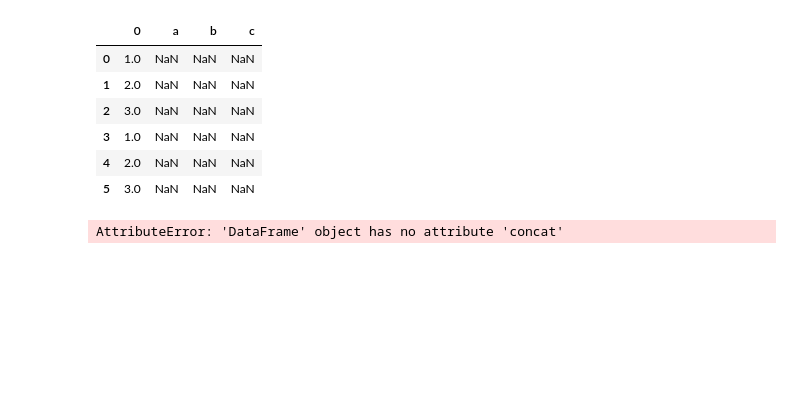
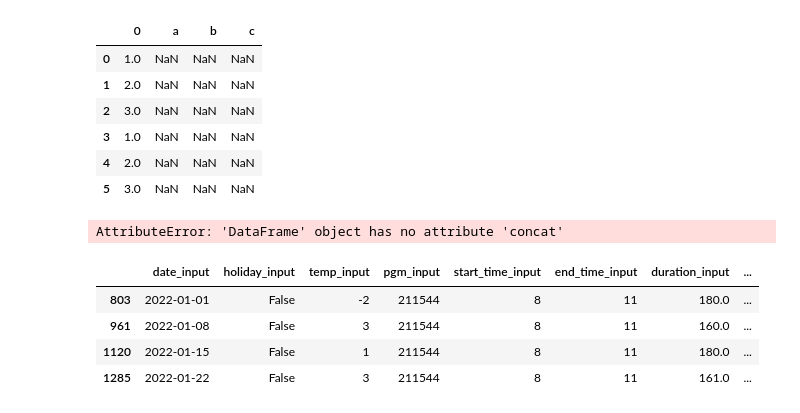
Before and after one commit to beomso0/predict_call, a Jupyter notebook: garbages/데이터확인.ipynb, the cells around one changed output. Cells and saved outputs as stored; diff of their text form; code cells hidden in the pictures; blank space fills up the shorter version.

```diff
--- a/garbages/데이터확인.ipynb
+++ b/garbages/데이터확인.ipynb
@@ -168,3 +168,14 @@ a
 a.concat({'a':1,'b':2,'c':3},ignore_index=True)
 # %% [output]
 AttributeError: 'DataFrame' object has no attribute 'concat'
+# %%
+X_test = pd.read_pickle('/Users/beomso0/Documents/GH/Hyundai/deploy_st/model/X_test(2201)')
+y_test = pd.read_pickle('/Users/beomso0/Documents/GH/Hyundai/deploy_st/model/y_test(2201)')
+# %%
+X_test[X_test['pgm_input']==211544]
+# %% [output]
+|  | date_input | holiday_input | temp_input | pgm_input | start_time_input | end_time_input | duration_input | ... |
+| 803 | 2022-01-01 | False | -2 | 211544 | 8 | 11 | 180.0 | ... |
+| 961 | 2022-01-08 | False | 3 | 211544 | 8 | 11 | 160.0 | ... |
+| 1120 | 2022-01-15 | False | 1 | 211544 | 8 | 11 | 180.0 | ... |
+| 1285 | 2022-01-22 | False | 3 | 211544 | 8 | 11 | 161.0 | ... |
```
Also changed, not shown: parts of 6 cells of this notebook, 7 other files.
